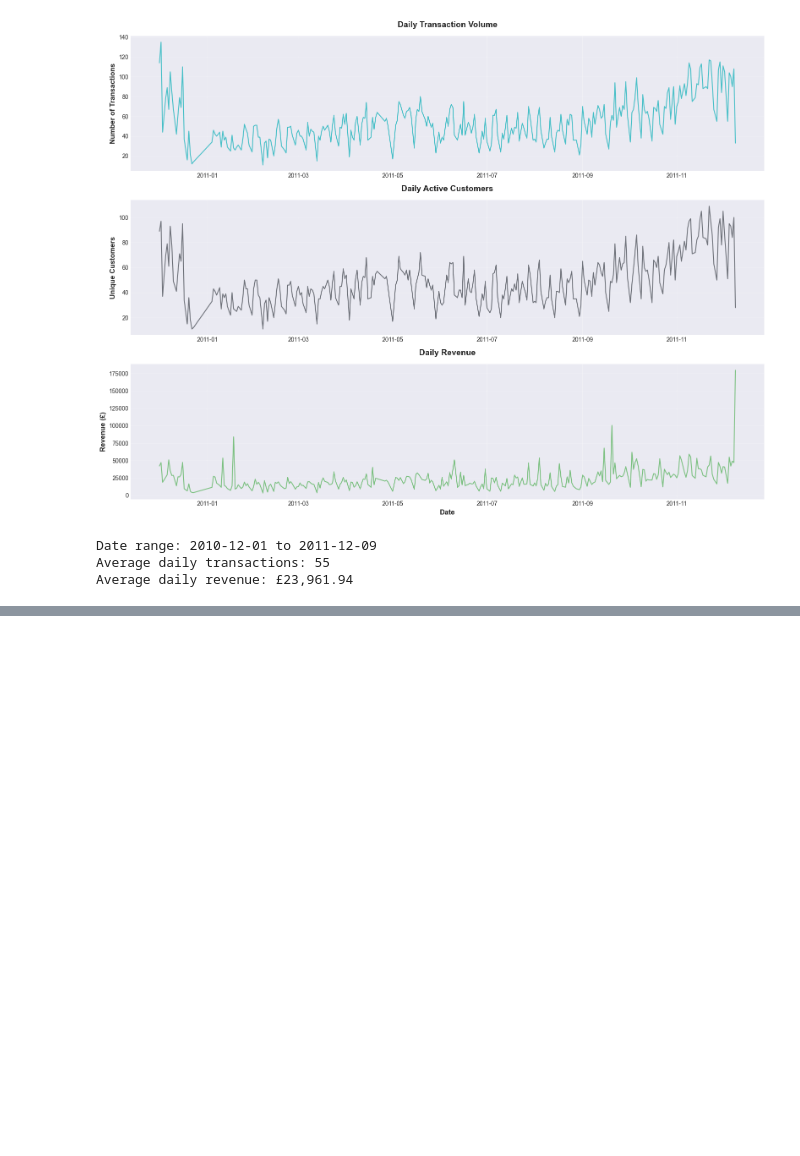
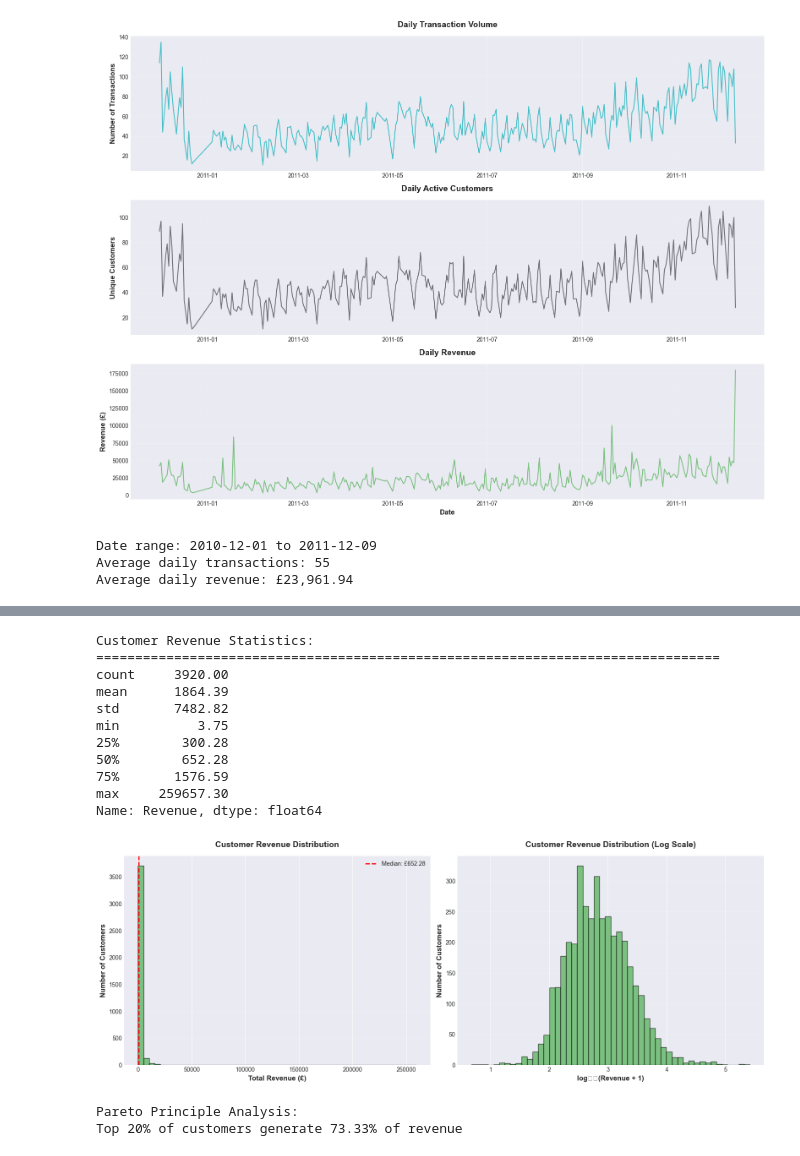
Before and after one commit to HarpinderC/ML-Business-Intelligence, a Jupyter notebook: customer-retention-analysis/notebooks/01_data_exploration.ipynb, the cells around one changed output, grey strips where cells are left out. Cells and saved outputs as stored; diff of their text form; code cells hidden in the pictures; blank space fills up the shorter version.

```diff
--- a/customer-retention-analysis/notebooks/01_data_exploration.ipynb
+++ b/customer-retention-analysis/notebooks/01_data_exploration.ipynb
@@ -576,0 +694,59 @@ Average daily revenue: £23,961.94
+# %%
+# ┌────────────────────────────────────────────────────────────┐
+# │ Revenue Distribution Analysis                             │
+# └────────────────────────────────────────────────────────────┘
+
+# Calculate total revenue per customer
+customer_revenue = purchases.groupby('CustomerID')['Revenue'].sum()
+
+print("Customer Revenue Statistics:")
+print("="*80)
+print(customer_revenue.describe())
+
+# Visualization
+fig, axes = plt.subplots(1, 2, figsize=(16, 6))
+
+# Original scale
+axes[0].hist(customer_revenue, bins=50, color='#4CAF50', alpha=0.7, edgecolor='black')
+axes[0].set_xlabel('Total Revenue (£)', fontsize=12, fontweight='bold')
+axes[0].set_ylabel('Number of Customers', fontsize=12, fontweight='bold')
+axes[0].set_title('Customer Revenue Distribution', fontsize=14, fontweight='bold', pad=15)
+axes[0].grid(axis='y', alpha=0.3)
+axes[0].axvline(customer_revenue.median(), color='red', linestyle='--', linewidth=2,
+                label=f'Median: £{customer_revenue.median():.2f}')
+axes[0].legend()
+
+# Log scale
+axes[1].hist(np.log10(customer_revenue + 1), bins=50, color='#4CAF50', alpha=0.7, edgecolor='black')
+axes[1].set_xlabel('log₁₀(Revenue + 1)', fontsize=12, fontweight='bold')
+axes[1].set_ylabel('Number of Customers', fontsize=12, fontweight='bold')
+axes[1].set_title('Customer Revenue Distribution (Log Scale)', fontsize=14, fontweight='bold', pad=15)
+axes[1].grid(axis='y', alpha=0.3)
+
+plt.tight_layout()
+plt.savefig(DIR_FIGURES / '07_revenue_distribution.png', dpi=300, bbox_inches='tight')
+plt.show()
+
+# Pareto analysis
+sorted_revenue = customer_revenue.sort_values(ascending=False)
+cumulative_revenue = sorted_revenue.cumsum() / sorted_revenue.sum() * 100
+top_20_pct_customers = int(len(sorted_revenue) * 0.2)
+revenue_from_top_20 = cumulative_revenue.iloc[top_20_pct_customers]
+
+print(f"\nPareto Principle Analysis:")
+print(f"Top 20% of customers generate {revenue_from_top_20:.2f}% of revenue")
+# %% [output]
+Customer Revenue Statistics:
+================================================================================
+count     3920.00
+mean      1864.39
+std       7482.82
+min          3.75
+25%        300.28
+50%        652.28
+75%       1576.59
+max     259657.30
+Name: Revenue, dtype: float64
+[figure, added]
+Pareto Principle Analysis:
+Top 20% of customers generate 73.33% of revenue
```
Also changed, not shown: parts of 9 cells of this notebook, 1 other file.
